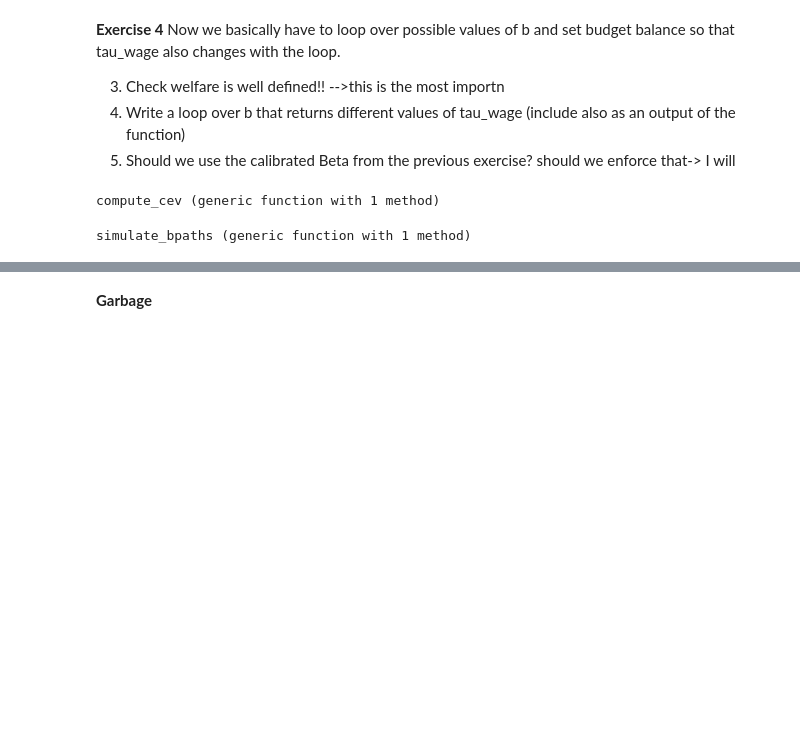
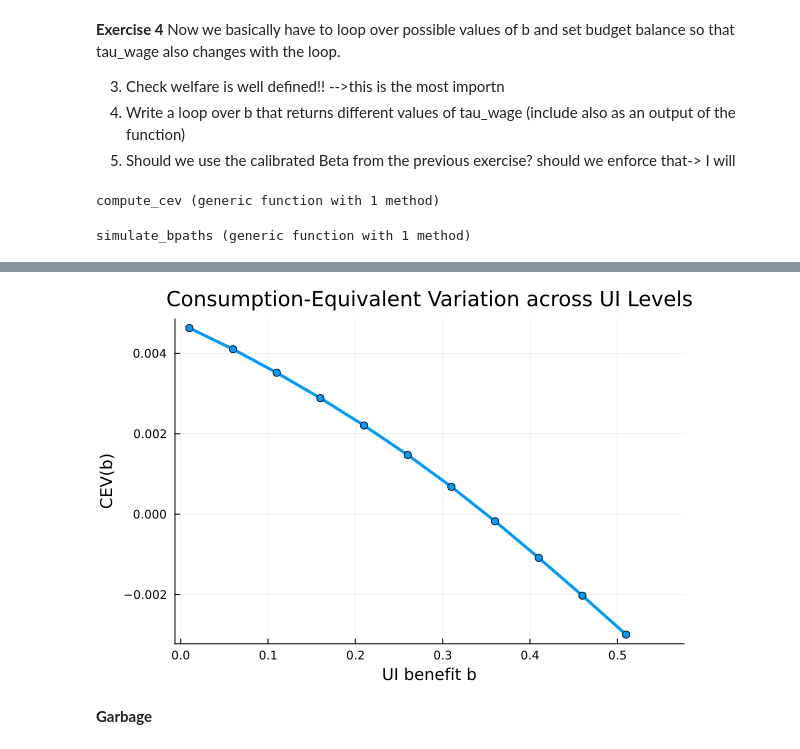
Before and after one commit to jorditorres1098/TSE-2025-2026, a Jupyter notebook: quantitative_econ/exam_quant_jt.ipynb, the cells around one changed output, grey strips where cells are left out. Saved outputs shown, nothing was run; the diff lists cells and outputs as text; code cells hidden in the pictures; blank space fills up the shorter version.

```diff
--- a/quantitative_econ/exam_quant_jt.ipynb
+++ b/quantitative_econ/exam_quant_jt.ipynb
@@ -915,0 +927,9 @@ GE   6 | critK = 9.219044e-01 | t_policy = 0.884 s | t_sim = 0.068 s | t_iter =
+# %%
+#comparing to baseline with budget balance too (fairest comparison, I would say)->now we are comparing bananas with bananas, citing professor Bobba.
+
+b2_CAPITAL_wa, b2_LABOR_wa, b2_gdp_wa,  dist, valueF, b2_welfare_wa, fixed_tau= main_ge(beta_calibrated, true, b);
+# %%
+##apply function and define grid over b for which to loop over
+b_grid = range(0.01, stop=0.6, step=0.05)
+
+b_simul_2= simulate_bpaths(b_grid, beta_calibrated, b2_welfare_wa, rhopar)
@@ -916,3 +950,18 @@ GE   6 | critK = 9.219044e-01 | t_policy = 0.884 s | t_sim = 0.068 s | t_iter =
+# %%
+b      = b_simul_2[:, 1]
+cev    = b_simul_2[:, 2]
+
+plot(
+    b, cev,
+    xlabel = "UI benefit b",
+    ylabel = "CEV(b)",
+    title  = "Consumption-Equivalent Variation across UI Levels",
+    legend = false,
+    lw = 3,
+    marker = :circle
+)
+# %% [output]
+[figure, added]
 # %% [markdown]
 **Garbage**
 # %%
```
Also changed, not shown: parts of 3 cells of this notebook, 1 other file.
